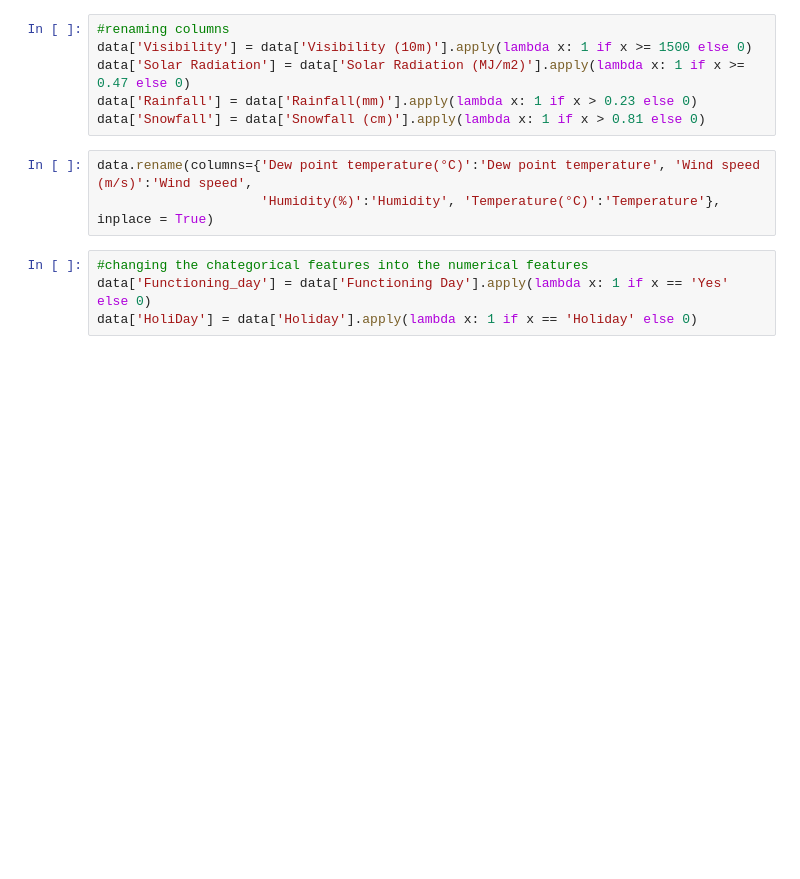
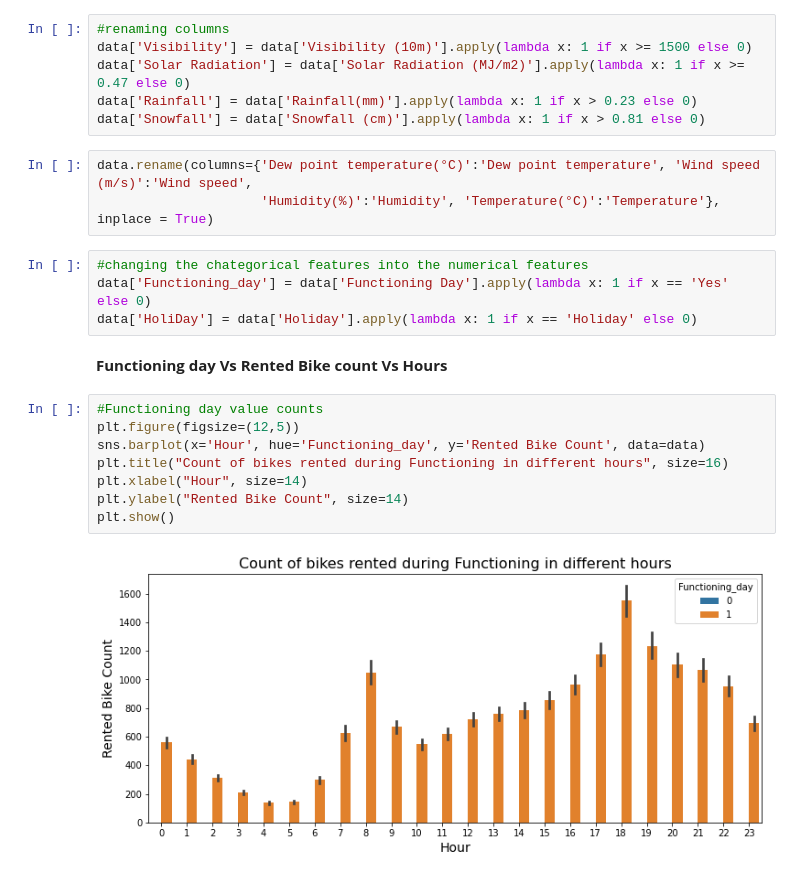
Before and after one commit to Rohan20202/Bike-Sharing-Demand-Prediction, a Jupyter notebook: Bike_Sharing_Demand_Prediction_Capstone_Project.ipynb, the cells around one changed output. Drawn from its saved outputs; the diff is of its cells as text; blank space fills up the shorter version.

```diff
--- a/Bike_Sharing_Demand_Prediction_Capstone_Project.ipynb
+++ b/Bike_Sharing_Demand_Prediction_Capstone_Project.ipynb
@@ -320,3 +320,15 @@ data.rename(columns={'Dew point temperature(°C)':'Dew point temperature', 'Wind
 #changing the chategorical features into the numerical features
 data['Functioning_day'] = data['Functioning Day'].apply(lambda x: 1 if x == 'Yes' else 0)
 data['HoliDay'] = data['Holiday'].apply(lambda x: 1 if x == 'Holiday' else 0)
+# %% [markdown]
+**Functioning day Vs Rented Bike count Vs Hours**
+# %%
+#Functioning day value counts
+plt.figure(figsize=(12,5))
+sns.barplot(x='Hour', hue='Functioning_day', y='Rented Bike Count', data=data)
+plt.title("Count of bikes rented during Functioning in different hours", size=16)
+plt.xlabel("Hour", size=14)
+plt.ylabel("Rented Bike Count", size=14)
+plt.show()
+# %% [output]
+[figure, added]
```
Also changed, not shown: parts of 19 cells of this notebook.
